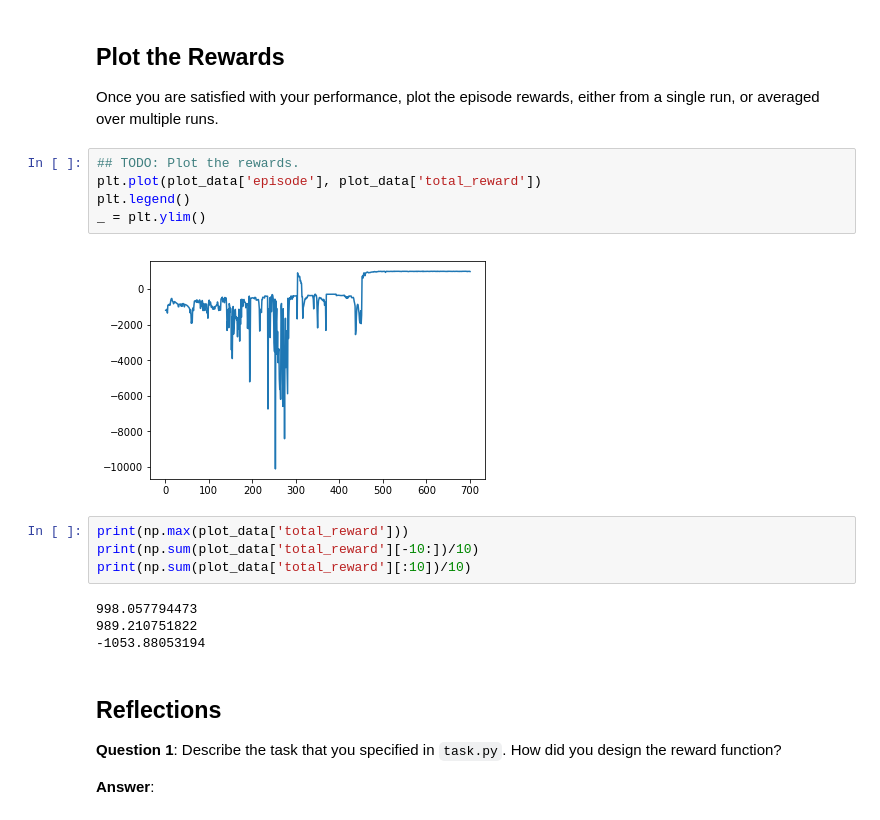
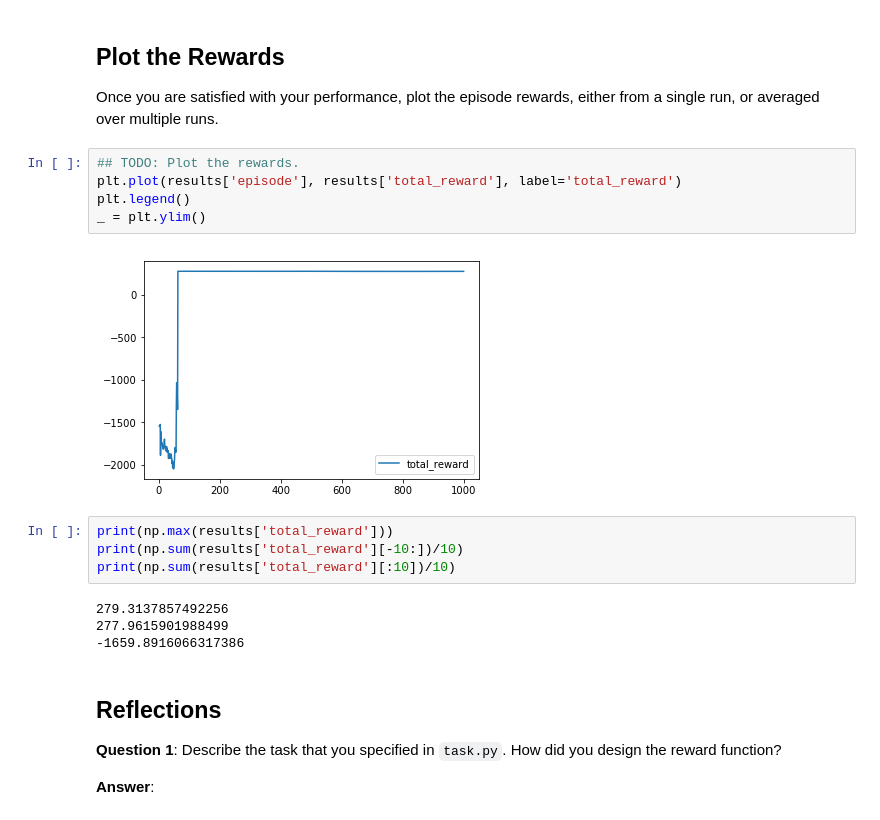
Before and after one commit to zt110e5/DRL_Quadcopter, a Jupyter notebook: Quadcopter_Project.ipynb, the cells around one changed output. Drawn from its saved outputs; the diff is of its cells as text.

```diff
--- a/Quadcopter_Project.ipynb
+++ b/Quadcopter_Project.ipynb
@@ -281,19 +281,19 @@ Episode =  700, score =  49.170 (best =  49.903)
 Once you are satisfied with your performance, plot the episode rewards, either from a single run, or averaged over multiple runs.
 # %%
 ## TODO: Plot the rewards.
-plt.plot(plot_data['episode'], plot_data['total_reward'])
+plt.plot(results['episode'], results['total_reward'], label='total_reward')
 plt.legend()
 _ = plt.ylim()
 # %% [output]
-[figure, old version]
+[figure, new version]
 # %%
-print(np.max(plot_data['total_reward']))
-print(np.sum(plot_data['total_reward'][-10:])/10)
-print(np.sum(plot_data['total_reward'][:10])/10)
+print(np.max(results['total_reward']))
+print(np.sum(results['total_reward'][-10:])/10)
+print(np.sum(results['total_reward'][:10])/10)
 # %% [output]
-998.057794473
-989.210751822
--1053.88053194
+279.3137857492256
+277.9615901988499
+-1659.8916066317386
 # %% [markdown]
 ## Reflections
 
```
Also changed, not shown: parts of 10 cells of this notebook, 1 other file.
